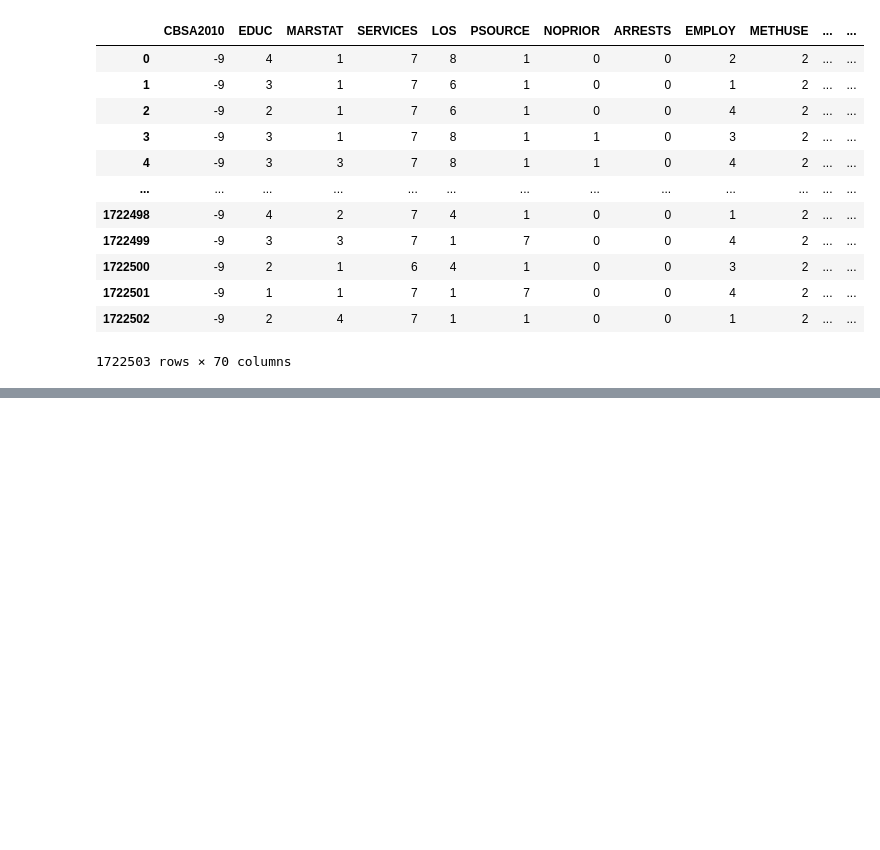
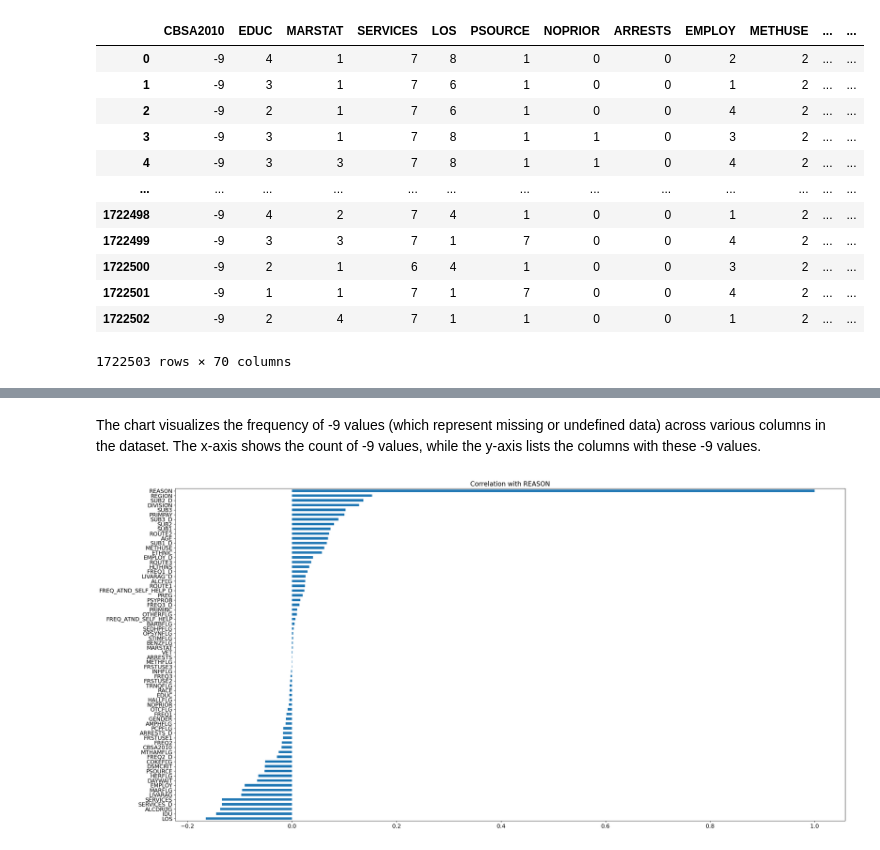
Before and after one commit to MWatkins87/Project-2-Group-2, a Jupyter notebook: beau_d_new.ipynb, the cells around one changed output, grey strips where cells are left out. Saved outputs shown, nothing was run; the diff lists cells and outputs as text; code cells hidden in the pictures; blank space fills up the shorter version.

```diff
--- a/beau_d_new.ipynb
+++ b/beau_d_new.ipynb
@@ -831,8 +1609,3 @@ DAYWAIT
 3      26618
 4      16410
 Name: count, dtype: int64
-# %%
-# time to clean up the data with 'METHUSE'
-# for 'METHUSE', its seems safe to replace a value of missing data with a value of 'none'
-df1['METHUSE'] = df1['METHUSE'].replace(-9, 0)
-df1['METHUSE'].value_counts()
@@ -911,10 +1677,6 @@ df1['PSOURCE'] = df1['PSOURCE'].replace(-9, 1)
 df1['DETCRIM'] = df1['DETCRIM'].replace(-9, 0)
 # drop this column
 df1 = df1.drop(columns="DETCRIM")
-# %%
-# time to clean up the data with NOPRIOR: Previous substance use treatment episodes
-# for 'NOPRIOR' im replacing -9 with 0 for now. its could go either way. we will ask clients
-df1['NOPRIOR'] = df1['NOPRIOR'].replace(-9, 0)
 # %%
 # time to clean up the data with ROUTE1: Route of administration (primary)
 # time to clean up the data with ROUTE2: Route of administration (secondary)
@@ -1028,7 +1790,3 @@ PSYPROB
 1    899280
 2    823223
 Name: count, dtype: int64
-# %%
-# In column PRIMPAY replace -9 with 1
-df1['PRIMPAY'] = df1['PRIMPAY'].replace(-9, 1)
-print(df1['PRIMPAY'].value_counts())
@@ -1141,0 +1893,10 @@ Name: REASON, dtype: float64
+# %% [markdown]
+The chart visualizes the frequency of -9 values (which represent missing or undefined data) across various columns in the dataset. The x-axis shows the count of -9 values, while the y-axis lists the columns with these -9 values.
+# %%
+# visualize the correlation with a horizontal bar plot
+plt.figure(figsize=(30, 15))
+variable.plot(kind='barh', fontsize=14)
+plt.title('Correlation with REASON', fontsize=16)
+plt.show()
+# %% [output]
+[figure, added]
```
Also changed, not shown: parts of 122 cells of this notebook.
